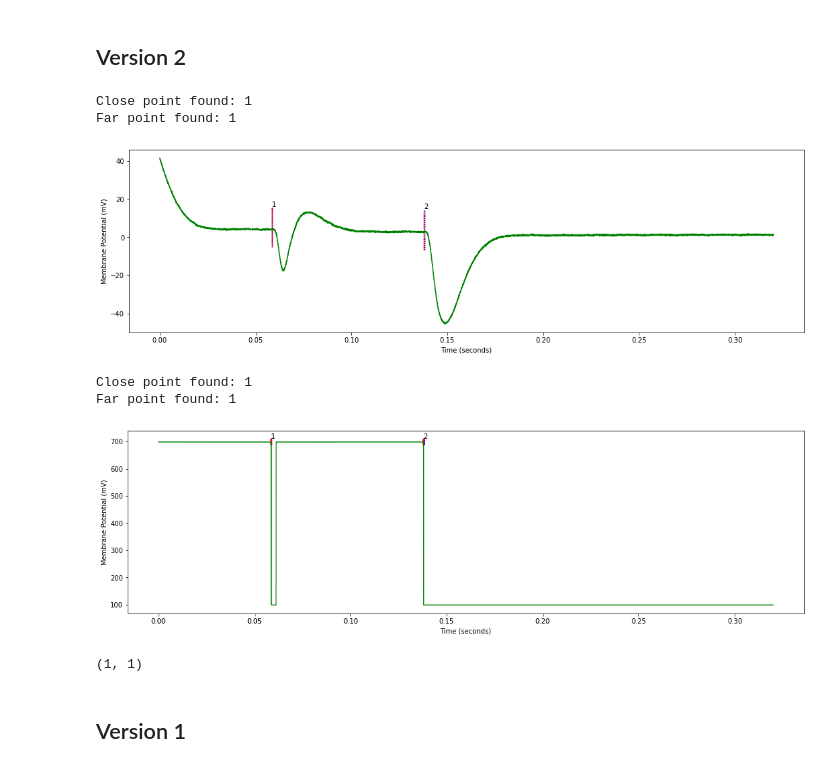
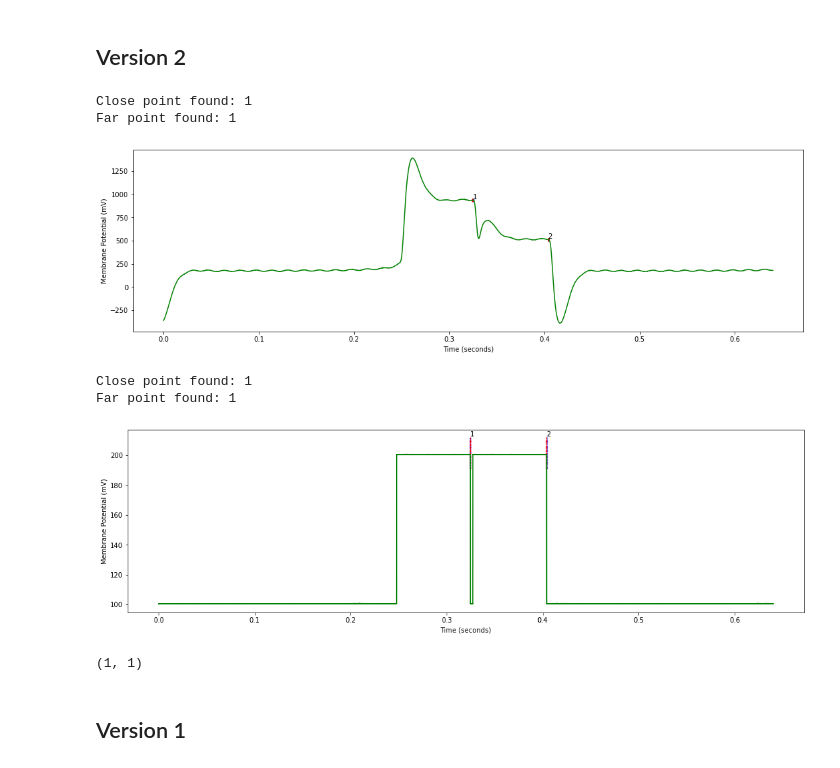
Before and after one commit to CalebThian/EMF_detection, a Jupyter notebook: Demo-Bias.ipynb, the cells around one changed output. Saved outputs shown, nothing was run; the diff lists cells and outputs as text; code cells hidden in the pictures.

Commit message:
modify digitize parameters

```diff
--- a/Demo-Bias.ipynb
+++ b/Demo-Bias.ipynb
@@ -15,7 +13,7 @@ Matplotlib is building the font cache; this may take a moment.
 # %%
 def analysis_Bias(abf,volt,start_single,end_single,timeStart=0, timeEnd = None):
     abf.setSweep(0,channel=4)
-    bias = np.digitize(abf.sweepY[timeStart:timeEnd],bins = [volt/2])
+    bias = np.digitize(abf.sweepY[timeStart:timeEnd],bins = [(volt-100)/2+100])
     close_index = []
     far_index = []
     index = []
@@ -167,18 +165,18 @@ def plot_v2(abf,volt,start_single=False,end_single=False,timeStart = 0, timeEnd
     return len(close_index),len(far_index)
 # %%
 #Test
-abfFile = "22615007.abf"
-volt = 700
+abfFile = "22630007.abf"
+volt = 200
 abf = pyabf.ABF("abf\\"+abfFile)
-plot_v2(abf,volt,timeStart = 0,timeEnd = 8000,channel=2)
-plot_v2(abf,volt,timeStart = 0,timeEnd = 8000,channel=4)
+plot_v2(abf,volt,timeStart = 0,timeEnd = 16000,channel=2)
+plot_v2(abf,volt,timeStart = 0,timeEnd = 16000,channel=4)
 # %% [output]
 Close point found: 1
 Far point found: 1
-[figure, old version]
+[figure, new version]
 Close point found: 1
 Far point found: 1
-[figure, old version]
+[figure, new version]
 (1, 1)
 # %% [markdown]
 ## Version 1
```
Also changed, not shown: parts of 7 cells of this notebook.
